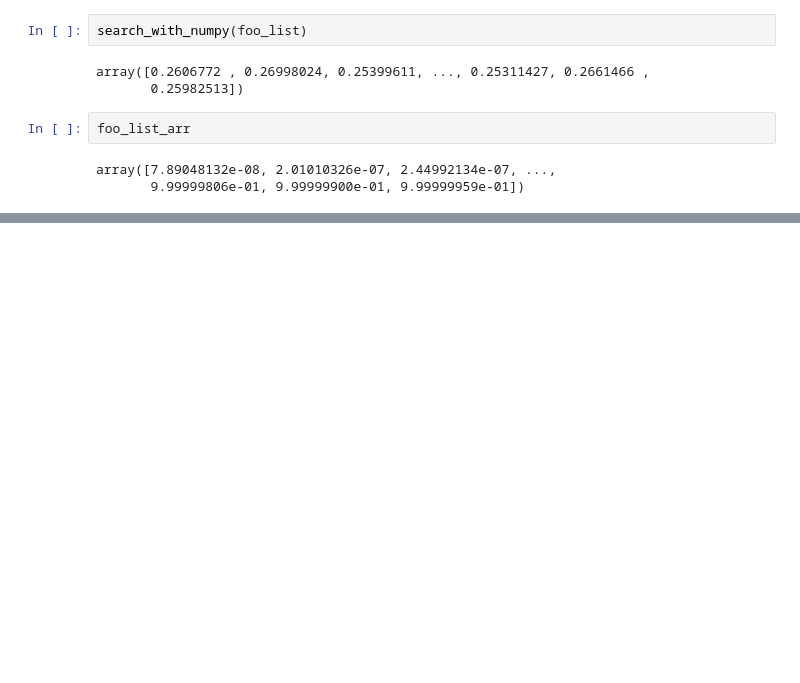
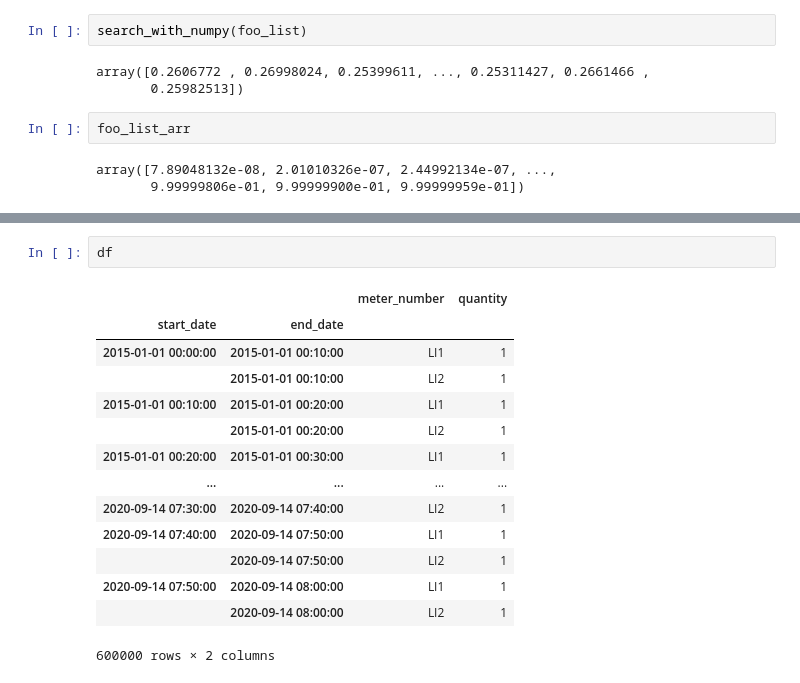
Before and after one commit to sgrah-oss/6-recommendations-for-optimizing-a-spark-job, a Jupyter notebook: notebooks/pipeline.ipynb, the cells around one changed output, grey strips where cells are left out. Saved outputs shown, nothing was run; the diff lists cells and outputs as text; blank space fills up the shorter version.

```diff
--- a/notebooks/pipeline.ipynb
+++ b/notebooks/pipeline.ipynb
@@ -448,0 +552,17 @@ array([7.89048132e-08, 2.01010326e-07, 2.44992134e-07, ...,
+# %%
+df
+# %% [output]
+|  |  | meter_number | quantity |
+| start_date | end_date |  |  |
+| 2015-01-01 00:00:00 | 2015-01-01 00:10:00 | LI1 | 1 |
+|  | 2015-01-01 00:10:00 | LI2 | 1 |
+| 2015-01-01 00:10:00 | 2015-01-01 00:20:00 | LI1 | 1 |
+|  | 2015-01-01 00:20:00 | LI2 | 1 |
+| 2015-01-01 00:20:00 | 2015-01-01 00:30:00 | LI1 | 1 |
+| ... | ... | ... | ... |
+| 2020-09-14 07:30:00 | 2020-09-14 07:40:00 | LI2 | 1 |
+| 2020-09-14 07:40:00 | 2020-09-14 07:50:00 | LI1 | 1 |
+|  | 2020-09-14 07:50:00 | LI2 | 1 |
+| 2020-09-14 07:50:00 | 2020-09-14 08:00:00 | LI1 | 1 |
+|  | 2020-09-14 08:00:00 | LI2 | 1 |
+600000 rows × 2 columns
```
Also changed, not shown: parts of 17 cells of this notebook, 3 other files.
